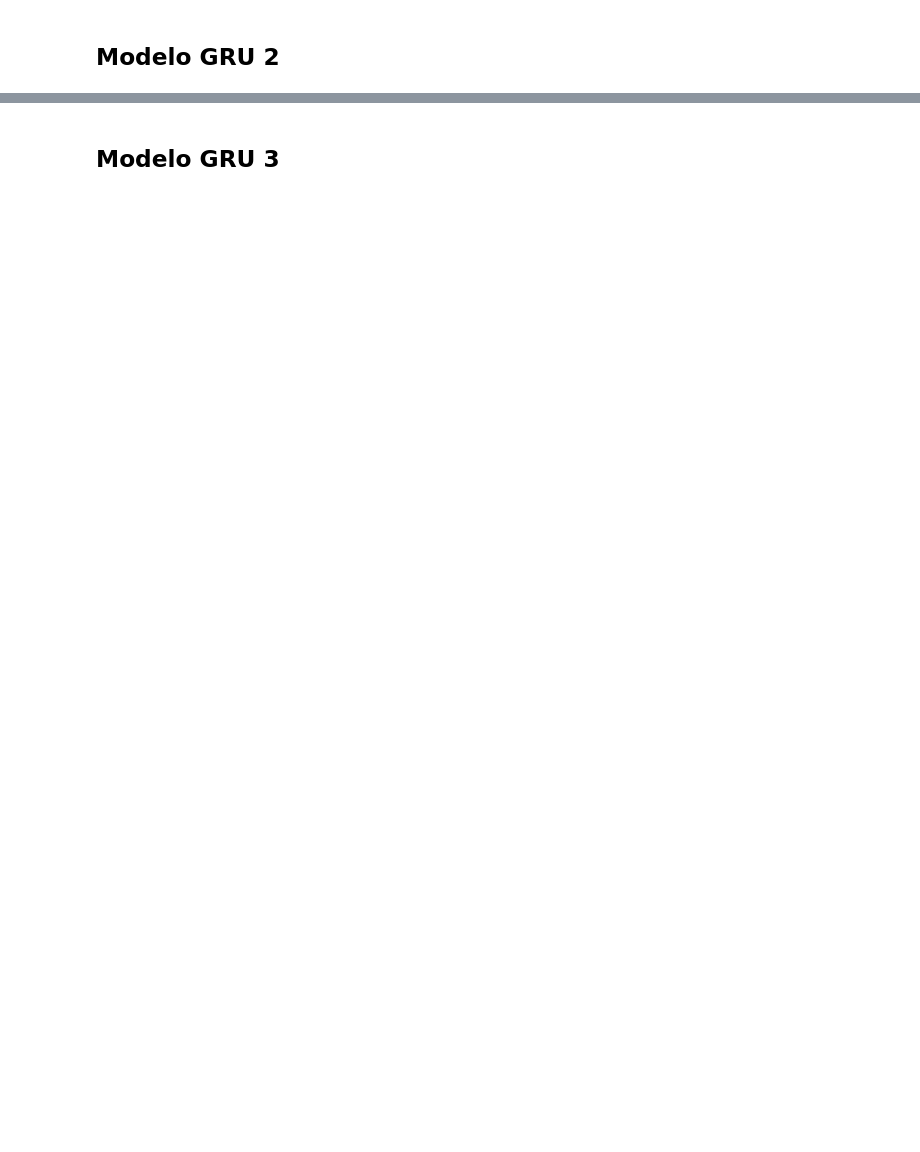
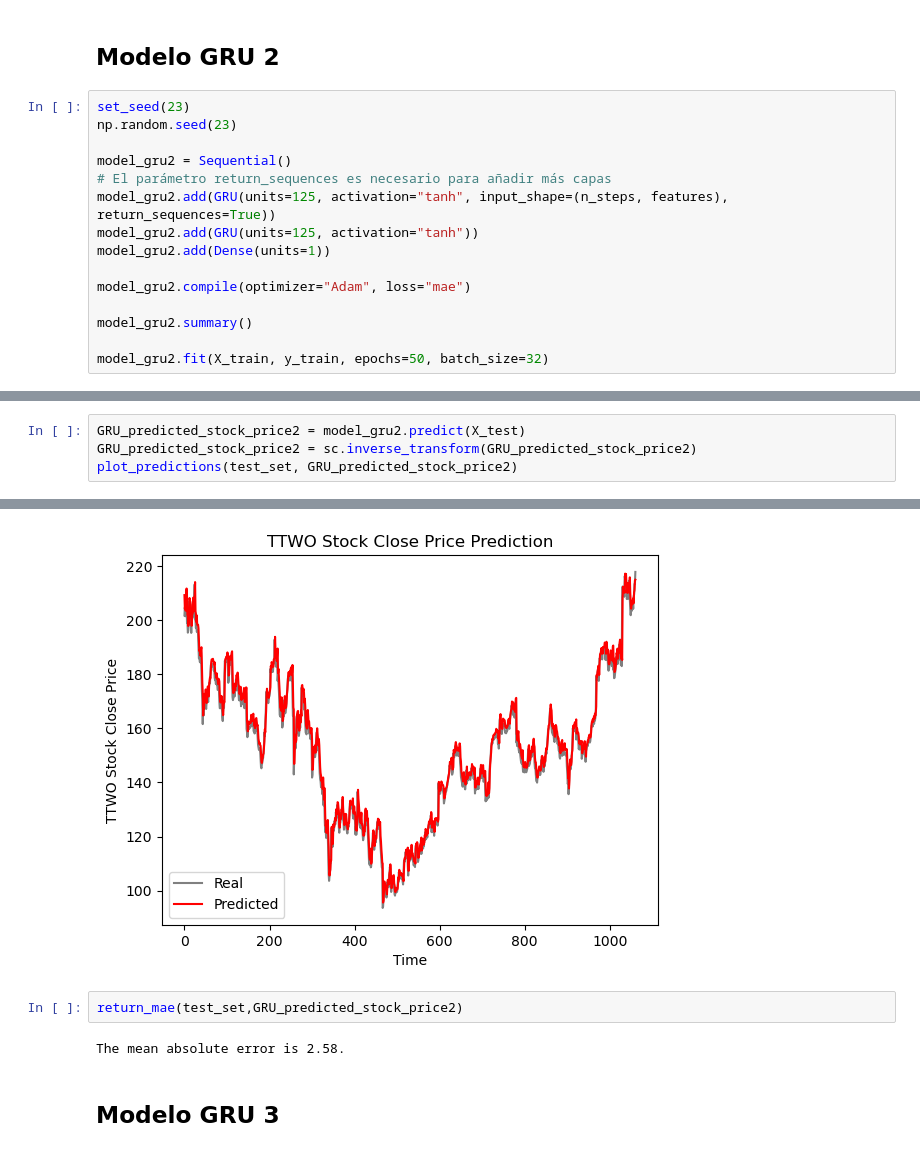
Before and after one commit to JDomingoDelgadoAlonso/RedesNeuronalesRecurrentes, a Jupyter notebook: RNN.ipynb, the cells around one changed output, grey strips where cells are left out. Drawn from its saved outputs; the diff is of its cells as text; blank space fills up the shorter version.

```diff
--- a/RNN.ipynb
+++ b/RNN.ipynb
@@ -306,2 +341,17 @@ The root mean squared error is 3.61.
 # %% [markdown]
 ## Modelo GRU 2
+# %%
+set_seed(23)
+np.random.seed(23)
+
+model_gru2 = Sequential()
+# El parámetro return_sequences es necesario para añadir más capas
+model_gru2.add(GRU(units=125, activation="tanh", input_shape=(n_steps, features), return_sequences=True))
+model_gru2.add(GRU(units=125, activation="tanh"))
+model_gru2.add(Dense(units=1))
+
+model_gru2.compile(optimizer="Adam", loss="mae")
+
+model_gru2.summary()
+
+model_gru2.fit(X_train, y_train, epochs=50, batch_size=32)
@@ -307,0 +390,5 @@ The root mean squared error is 3.61.
+# %%
+GRU_predicted_stock_price2 = model_gru2.predict(X_test)
+GRU_predicted_stock_price2 = sc.inverse_transform(GRU_predicted_stock_price2)
+plot_predictions(test_set, GRU_predicted_stock_price2)
+# %% [output]
@@ -308,2 +396,7 @@ The root mean squared error is 3.61.
+[figure, added]
+# %%
+return_mae(test_set,GRU_predicted_stock_price2)
+# %% [output]
+The mean absolute error is 2.58.
 # %% [markdown]
 ## Modelo GRU 3
```
Also changed, not shown: parts of 25 cells of this notebook.
